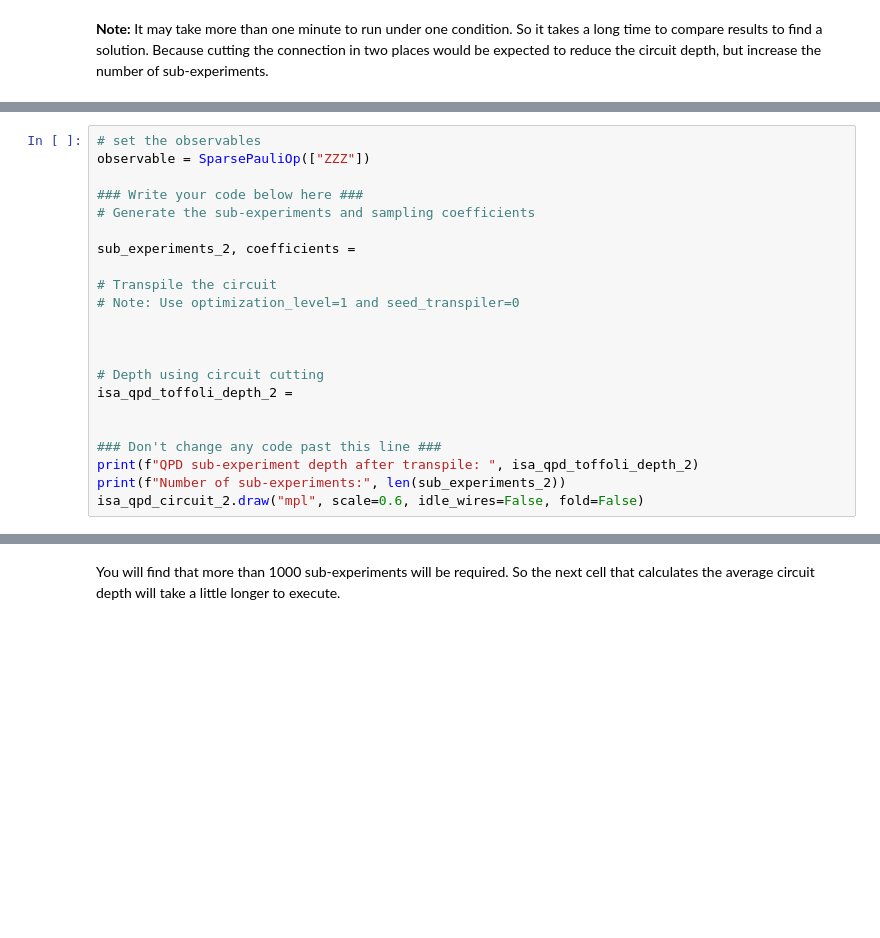
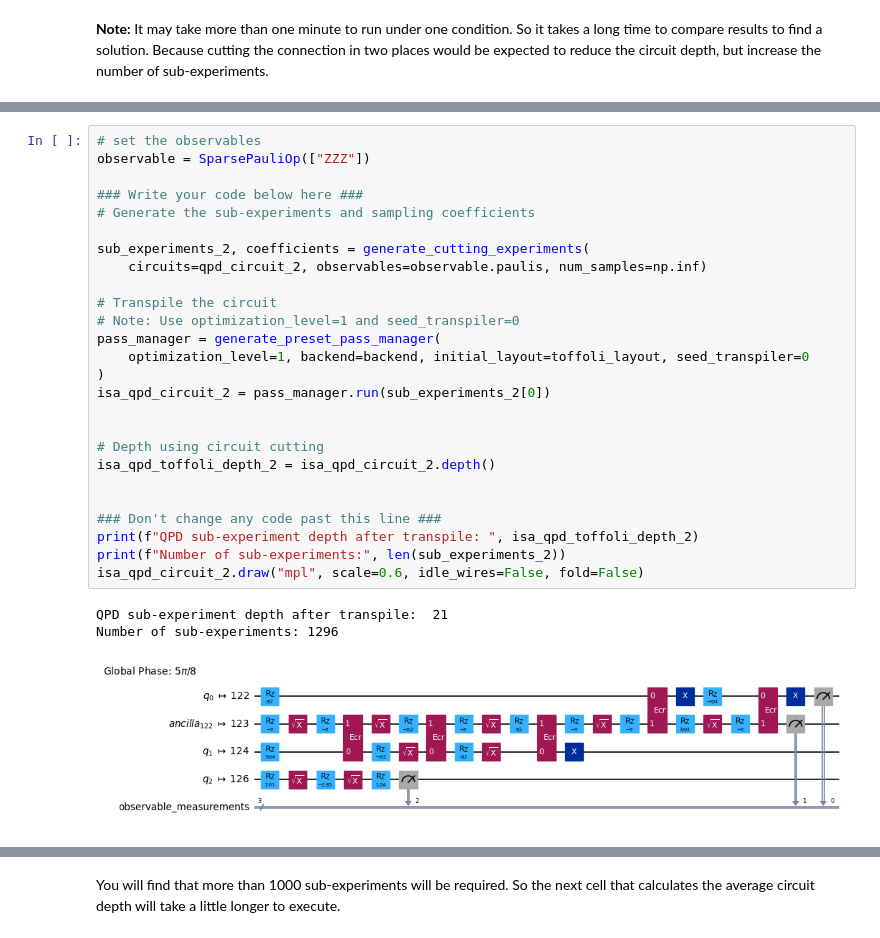
Before and after one commit to martinellop/ibm_quantum_challenge_24, a Jupyter notebook: content/lab_3/lab-3-circuit-knitting.ipynb, the cells around one changed output, grey strips where cells are left out. Cells and saved outputs as stored; diff of their text form; blank space fills up the shorter version.

```diff
--- a/content/lab_3/lab-3-circuit-knitting.ipynb
+++ b/content/lab_3/lab-3-circuit-knitting.ipynb
@@ -367,25 +388,33 @@ qpd_circuit_2.draw("mpl", scale=0.6)
 # %%
 # set the observables
 observable = SparsePauliOp(["ZZZ"])
 
 ### Write your code below here ###
 # Generate the sub-experiments and sampling coefficients
 
-sub_experiments_2, coefficients =
+sub_experiments_2, coefficients = generate_cutting_experiments(
+    circuits=qpd_circuit_2, observables=observable.paulis, num_samples=np.inf)
 
 # Transpile the circuit
 # Note: Use optimization_level=1 and seed_transpiler=0
-
+pass_manager = generate_preset_pass_manager(
+    optimization_level=1, backend=backend, initial_layout=toffoli_layout, seed_transpiler=0
+)
+isa_qpd_circuit_2 = pass_manager.run(sub_experiments_2[0])
 
 
 # Depth using circuit cutting
-isa_qpd_toffoli_depth_2 =
+isa_qpd_toffoli_depth_2 = isa_qpd_circuit_2.depth()
 
 
 ### Don't change any code past this line ###
 print(f"QPD sub-experiment depth after transpile: ", isa_qpd_toffoli_depth_2)
 print(f"Number of sub-experiments:", len(sub_experiments_2))
 isa_qpd_circuit_2.draw("mpl", scale=0.6, idle_wires=False, fold=False)
+# %% [output]
+QPD sub-experiment depth after transpile:  21
+Number of sub-experiments: 1296
+[figure, added]
 # %%
 # Submit your answer using following code
 
```
Also changed, not shown: parts of 6 cells of this notebook, 4 other files.
